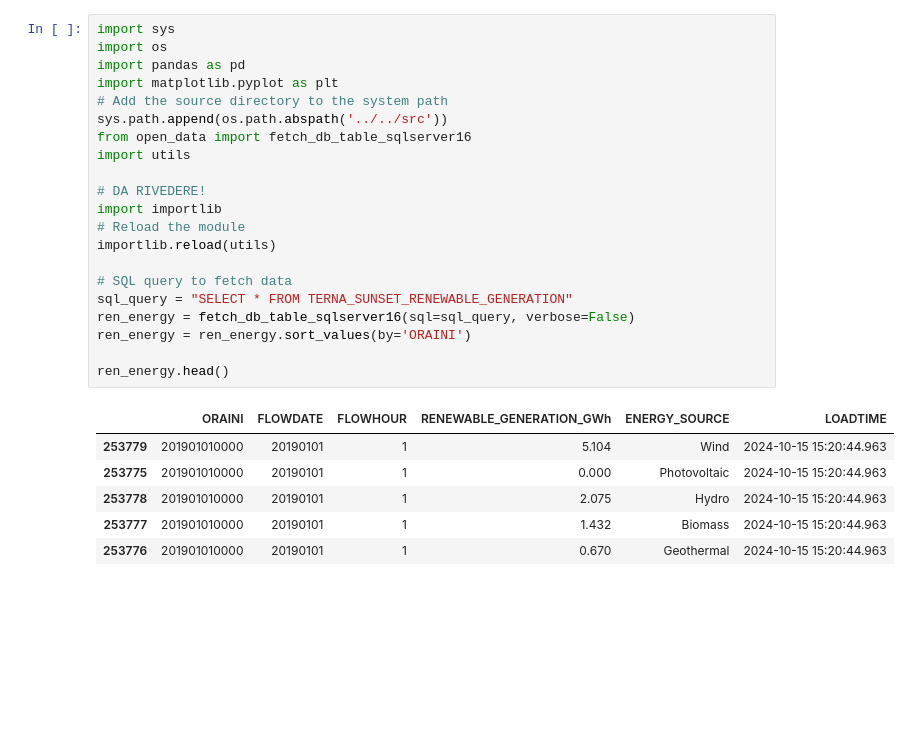
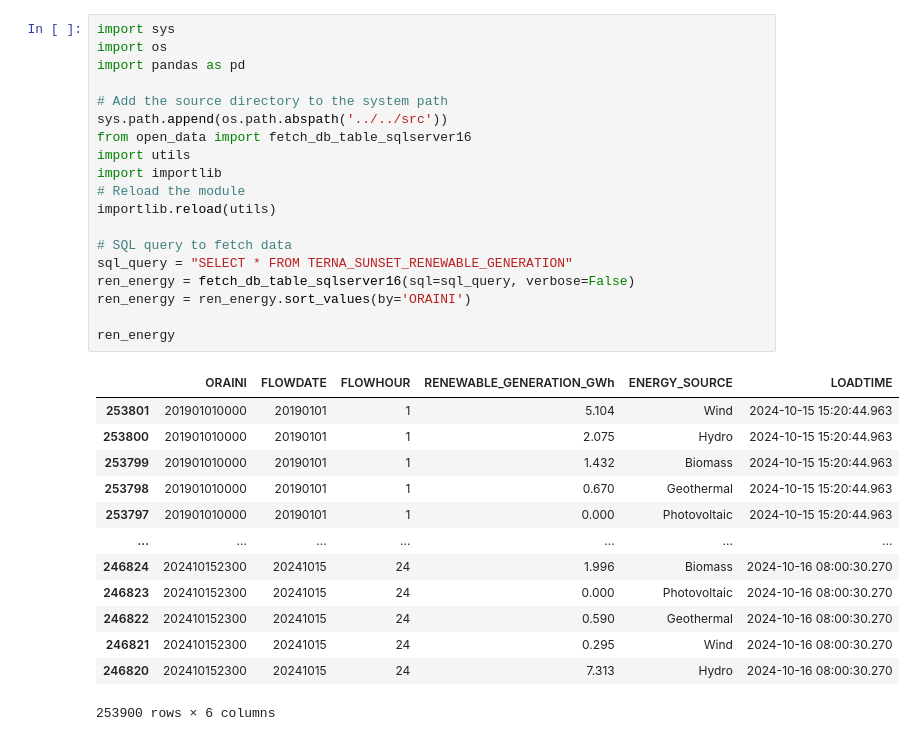
Before and after one commit to samueledelia/Italian-imbalance-forecasting, a Jupyter notebook: notebook/data_exploration/power_generation.ipynb, the cells around one changed output. Cells and saved outputs as stored; diff of their text form; blank space fills up the shorter version.

```diff
--- a/notebook/data_exploration/power_generation.ipynb
+++ b/notebook/data_exploration/power_generation.ipynb
@@ -1,31 +5,36 @@
 # %%
 import sys
 import os
 import pandas as pd
-import matplotlib.pyplot as plt
+
 # Add the source directory to the system path
 sys.path.append(os.path.abspath('../../src'))
 from open_data import fetch_db_table_sqlserver16
 import utils
-
-# DA RIVEDERE!
 import importlib
 # Reload the module
 importlib.reload(utils)
 
 # SQL query to fetch data
 sql_query = "SELECT * FROM TERNA_SUNSET_RENEWABLE_GENERATION"
 ren_energy = fetch_db_table_sqlserver16(sql=sql_query, verbose=False)
 ren_energy = ren_energy.sort_values(by='ORAINI')
 
-ren_energy.head()
+ren_energy
 # %% [output]
 |  | ORAINI | FLOWDATE | FLOWHOUR | RENEWABLE_GENERATION_GWh | ENERGY_SOURCE | LOADTIME |
-| 253779 | 201901010000 | 20190101 | 1 | 5.104 | Wind | 2024-10-15 15:20:44.963 |
-| 253775 | 201901010000 | 20190101 | 1 | 0.000 | Photovoltaic | 2024-10-15 15:20:44.963 |
-| 253778 | 201901010000 | 20190101 | 1 | 2.075 | Hydro | 2024-10-15 15:20:44.963 |
-| 253777 | 201901010000 | 20190101 | 1 | 1.432 | Biomass | 2024-10-15 15:20:44.963 |
-| 253776 | 201901010000 | 20190101 | 1 | 0.670 | Geothermal | 2024-10-15 15:20:44.963 |
+| 253801 | 201901010000 | 20190101 | 1 | 5.104 | Wind | 2024-10-15 15:20:44.963 |
+| 253800 | 201901010000 | 20190101 | 1 | 2.075 | Hydro | 2024-10-15 15:20:44.963 |
+| 253799 | 201901010000 | 20190101 | 1 | 1.432 | Biomass | 2024-10-15 15:20:44.963 |
+| 253798 | 201901010000 | 20190101 | 1 | 0.670 | Geothermal | 2024-10-15 15:20:44.963 |
+| 253797 | 201901010000 | 20190101 | 1 | 0.000 | Photovoltaic | 2024-10-15 15:20:44.963 |
+| ... | ... | ... | ... | ... | ... | ... |
+| 246824 | 202410152300 | 20241015 | 24 | 1.996 | Biomass | 2024-10-16 08:00:30.270 |
+| 246823 | 202410152300 | 20241015 | 24 | 0.000 | Photovoltaic | 2024-10-16 08:00:30.270 |
+| 246822 | 202410152300 | 20241015 | 24 | 0.590 | Geothermal | 2024-10-16 08:00:30.270 |
+| 246821 | 202410152300 | 20241015 | 24 | 0.295 | Wind | 2024-10-16 08:00:30.270 |
+| 246820 | 202410152300 | 20241015 | 24 | 7.313 | Hydro | 2024-10-16 08:00:30.270 |
+253900 rows × 6 columns
 # %%
 # Filter the DataFrame for the relevant columns and rows
 ren_energy = ren_energy[['RENEWABLE_GENERATION_GWh', 'ORAINI', 'ENERGY_SOURCE']]
```
Also changed, not shown: parts of 17 cells of this notebook, 1 other file.
